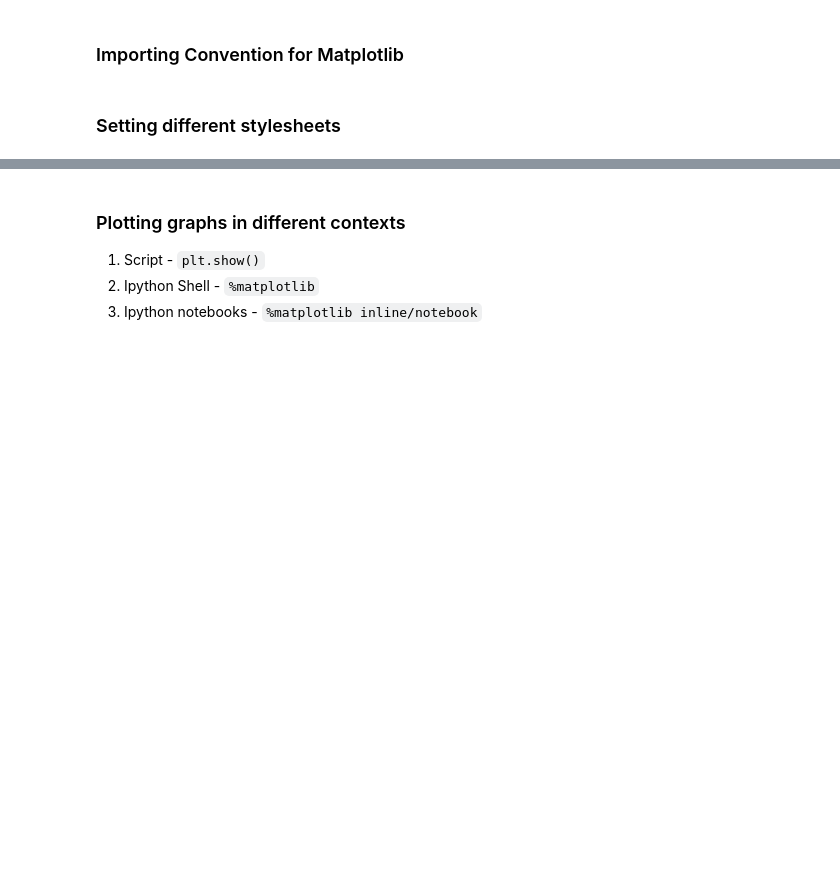
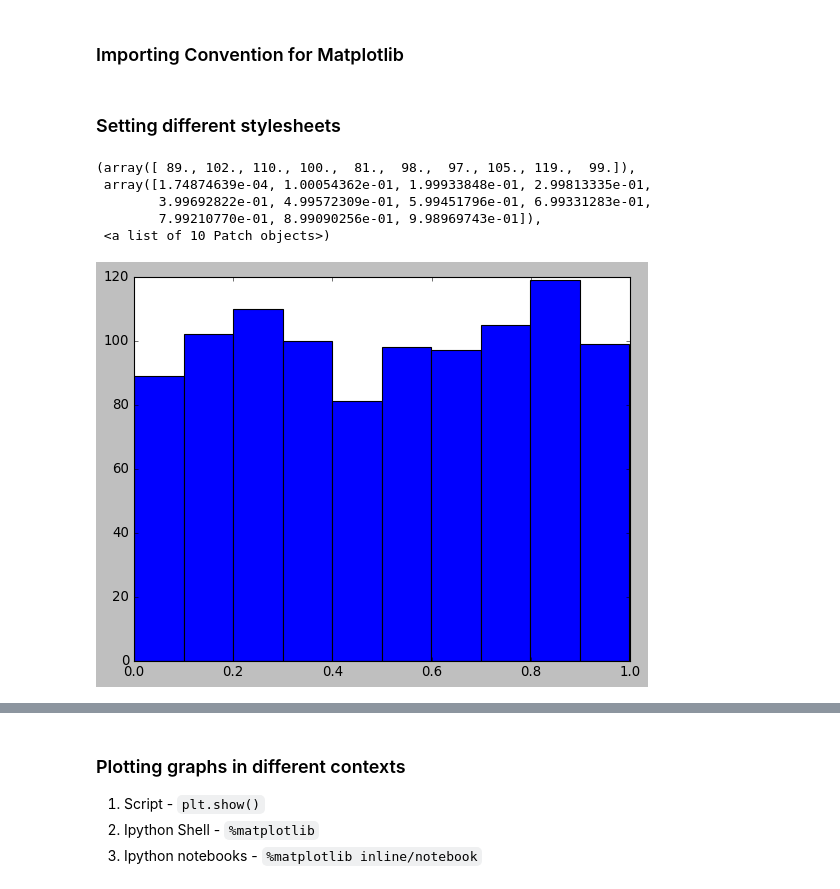
Before and after one commit to Anshul-GH/machine-learning, a Jupyter notebook: python_tips_tricks_linkedin/chapter_3/03_01_begin.ipynb, the cells around one changed output, grey strips where cells are left out. Cells and saved outputs as stored; diff of their text form; code cells hidden in the pictures; blank space fills up the shorter version.

```diff
--- a/python_tips_tricks_linkedin/chapter_3/03_01_begin.ipynb
+++ b/python_tips_tricks_linkedin/chapter_3/03_01_begin.ipynb
@@ -24,2 +22,15 @@ import numpy as np
+# %%
+##use classic style
+plt.style.use('classic')
+x = np.random.rand(1000)
+
+plt.hist(x)
+# %% [output]
+(array([ 89., 102., 110., 100.,  81.,  98.,  97., 105., 119.,  99.]),
+ array([1.74874639e-04, 1.00054362e-01, 1.99933848e-01, 2.99813335e-01,
+        3.99692822e-01, 4.99572309e-01, 5.99451796e-01, 6.99331283e-01,
+        7.99210770e-01, 8.99090256e-01, 9.98969743e-01]),
+ <a list of 10 Patch objects>)
+[figure, added]
 # %%
 ##use a seaborn-pastel style to plot the same histogram
```
Also changed, not shown: parts of 6 cells of this notebook, 3 other files.
